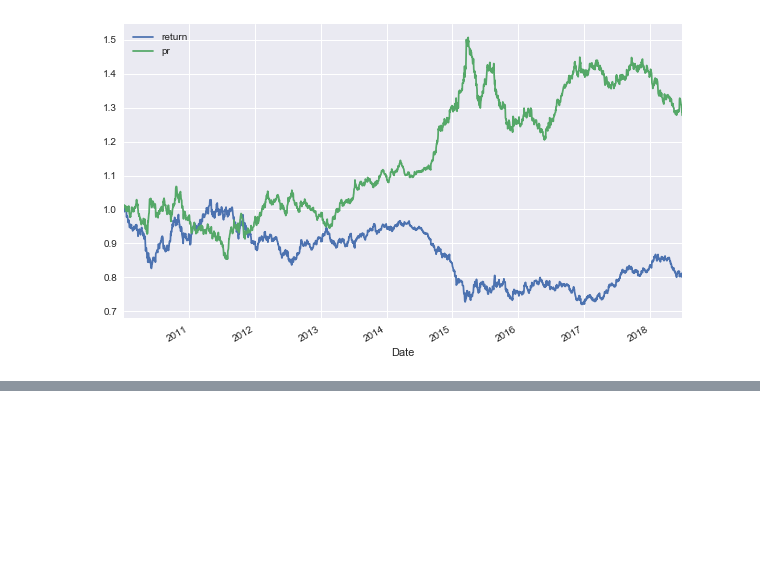
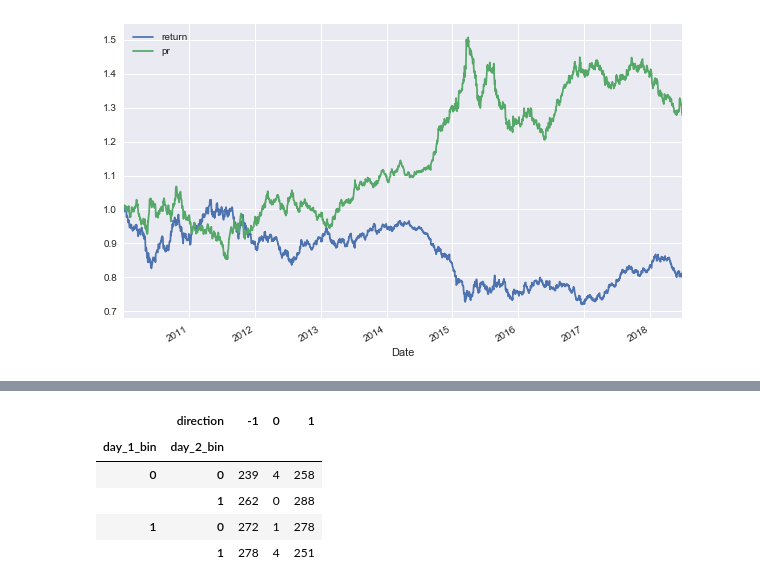
Before and after one commit to aliemamalinezhad/Time-Series-and-Financial, a Jupyter notebook: 03_Machine_Learning_Regression_prediction.ipynb, the cells around one changed output, grey strips where cells are left out. Saved outputs shown, nothing was run; the diff lists cells and outputs as text; code cells hidden in the pictures; blank space fills up the shorter version.

```diff
--- a/03_Machine_Learning_Regression_prediction.ipynb
+++ b/03_Machine_Learning_Regression_prediction.ipynb
@@ -216,0 +241,3 @@ data[['return','pr']].cumsum().apply(np.exp).plot(figsize = (10,6))
+# %%
+grouped = data.groupby(cols_bin + ['direction'])
+grouped.size()
@@ -216,0 +258,16 @@ data[['return','pr']].cumsum().apply(np.exp).plot(figsize = (10,6))
+# %%
+res = grouped['direction'].size().unstack(fill_value = 0)
+# %%
+def highligth_max(s):
+    is_max = s ==s.max()
+
+    return ['background-color : yellow' if v else '' for v in is_max]
+# %%
+res.style.apply(highligth_max, axis=1)
+# %% [output]
+|  | direction | -1 | 0 | 1 |
+| day_1_bin | day_2_bin |  |  |  |
+| 0 | 0 | 239 | 4 | 258 |
+|  | 1 | 262 | 0 | 288 |
+| 1 | 0 | 272 | 1 | 278 |
+|  | 1 | 278 | 4 | 251 |
```
Also changed, not shown: parts of 23 cells of this notebook, 2 other files.
